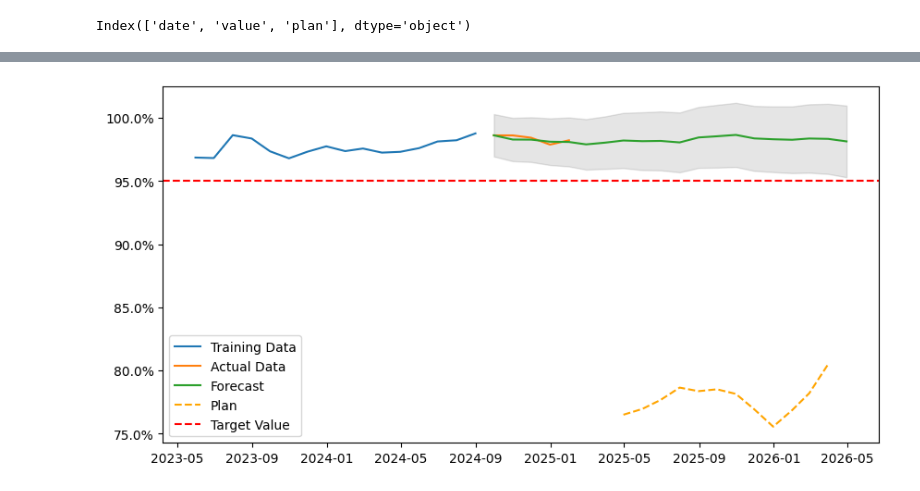
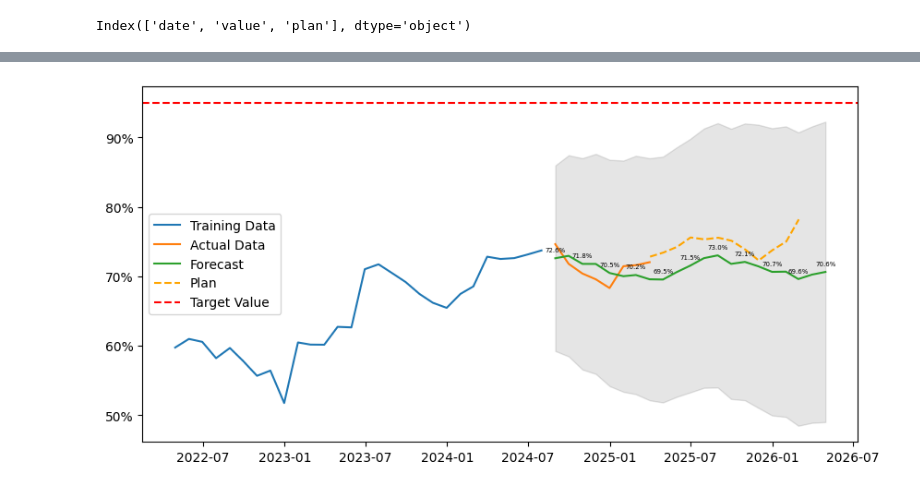
Before and after one commit to martindata999/se_planning_forecasting, a Jupyter notebook: planning_forecasting 4hrs.ipynb, the cells around one changed output, grey strips where cells are left out. Saved outputs shown, nothing was run; the diff lists cells and outputs as text; code cells hidden in the pictures.

Commit message:
Pointed plan data to sql

```diff
--- a/planning_forecasting 4hrs.ipynb
+++ b/planning_forecasting 4hrs.ipynb
@@ -9,26 +9,20 @@ import matplotlib.ticker as mtick  # Import PercentFormatter
 # %%
 # Load data
 # data = pd.read_csv('data.csv')
-data = pd.read_csv('data\planning_historic_actuals.csv')
-data_4hrs = data[((data['MeasureID'] == 3162) | (data['MeasureID'] == 3163)) & (data['RegionCode'] == "Y59")]
-
-# Unpivot data
-data_4hrs = pd.melt(data_4hrs, id_vars=data_4hrs.columns[1:7], value_vars=data_4hrs.columns[8:])
-
-# Pivot again...
-data_4hrs = data_4hrs.pivot_table(index=['variable'],
-                                    columns='MeasureType', values='value').reset_index()
+data_4hrs_actual = pd.read_csv('data\historic_actuals.csv')
 
 # Rename month column, filter error months, and set data type to date
-data_4hrs.rename(columns={'variable': 'date'}, inplace=True)
-data_4hrs = data_4hrs.loc[data_4hrs['date'].str.len() == 6]
-data_4hrs['date'] = pd.to_datetime(data_4hrs['date'], format='%b-%y')
+data_4hrs_actual = data_4hrs_actual.rename(columns={'DimDateStart': 'date', '4hrs': 'value'})
+# data = data.loc[data['date'].str.len() == 6]
+# data['date'] = pd.to_datetime(data['date'], format='%b-%y')
 
-# Calculate measure
-data_4hrs['value'] = data_4hrs['Total Attendances < 4 hours (All Type)'] / data_4hrs['Total attendances (All Type)']
+data_4hrs_actual['date'] = pd.to_datetime(data_4hrs_actual['date'])
 
-# Keep only relevant columns and set index
-data_4hrs = data_4hrs[['date', 'value']].set_index('date')
+# # Calculate measure
+# data_4hrs['value'] = data_4hrs['Total Attendances < 4 hours (All Type)'] / data_4hrs['Total attendances (All Type)']
 
-data_4hrs.head()
+# # Keep only relevant columns and set index
+# data_4hrs = data_4hrs[['date', 'value']].set_index('date')
+
+data_4hrs_actual.head()
 # %% [output]
@@ -139,7 +148,7 @@ train = data_4hrs_forecast[:int(0.8*length)]
 test = data_4hrs_forecast[int(0.8*length):]
 
 # Fit ARIMA model
-model = ARIMA(endog, order=(15,1,0))
+model = ARIMA(endog, order=(20,1,0))
 model_fit = model.fit()
 
 # Forecast up to the target date
@@ -149,32 +158,38 @@ forecast = forecast_result.predicted_mean
 conf_int = forecast_result.conf_int()
 
 # Create a date range for the forecast
 forecast_index = pd.date_range(start=train.index[-1], periods=forecast_steps + 1, freq='M')[1:]
 
 # Plot forecast with confidence intervals
 plt.figure(figsize=(10,5))
 plt.plot(train.index, train['value'], label='Training Data')
 plt.plot(test.index, test['value'], label='Actual Data')
 plt.plot(forecast_index, forecast, label='Forecast')
+
+# Add data labels to the forecast line for every other month
+for i, (x, y) in enumerate(zip(forecast_index, forecast)):
+    if i % 2 == 0:  # Show label only for every other month
+        plt.annotate(f'{y * 100:.1f}%', (x, y), textcoords="offset points", xytext=(0, 5), ha='center', fontsize=5)
+
 plt.fill_between(forecast_index, conf_int.iloc[:, 0], conf_int.iloc[:, 1], color='k', alpha=0.1)
 # Plot the plan data from data_4hrs_plan
 plt.plot(data_4hrs_plan['date'], data_4hrs_plan['plan'], label='Plan', color='orange', linestyle='--')
 
 plt.axhline(y=target_value, color='r', linestyle='--', label='Target Value')
 
 # Set y-axis to percentage
 plt.gca().yaxis.set_major_formatter(mtick.PercentFormatter(1.0))  # Scale values to percentage
 
 # plt.plot(data_52wks_forecast.index, data_52wks_forecast['plan'], label='Plan', color='orange')
 plt.legend()
 plt.show()
 
 # Calculate probability of hitting target on the target date
 target_conf_int = conf_int.iloc[-1]  # Confidence interval on the target date
 probability = np.mean((target_conf_int[0] <= target_value) & (target_conf_int[1] >= target_value))
 print(f'Probability of hitting the target by {target_date}: {probability*100:.2f}%')
 
 print("Last date in training data:", train.index[-1])
 # %% [output]
-[figure, old version]
+[figure, new version]
 Probability of hitting the target by 2026-03-31: 0.00%
```
Also changed, not shown: parts of 5 cells of this notebook.
